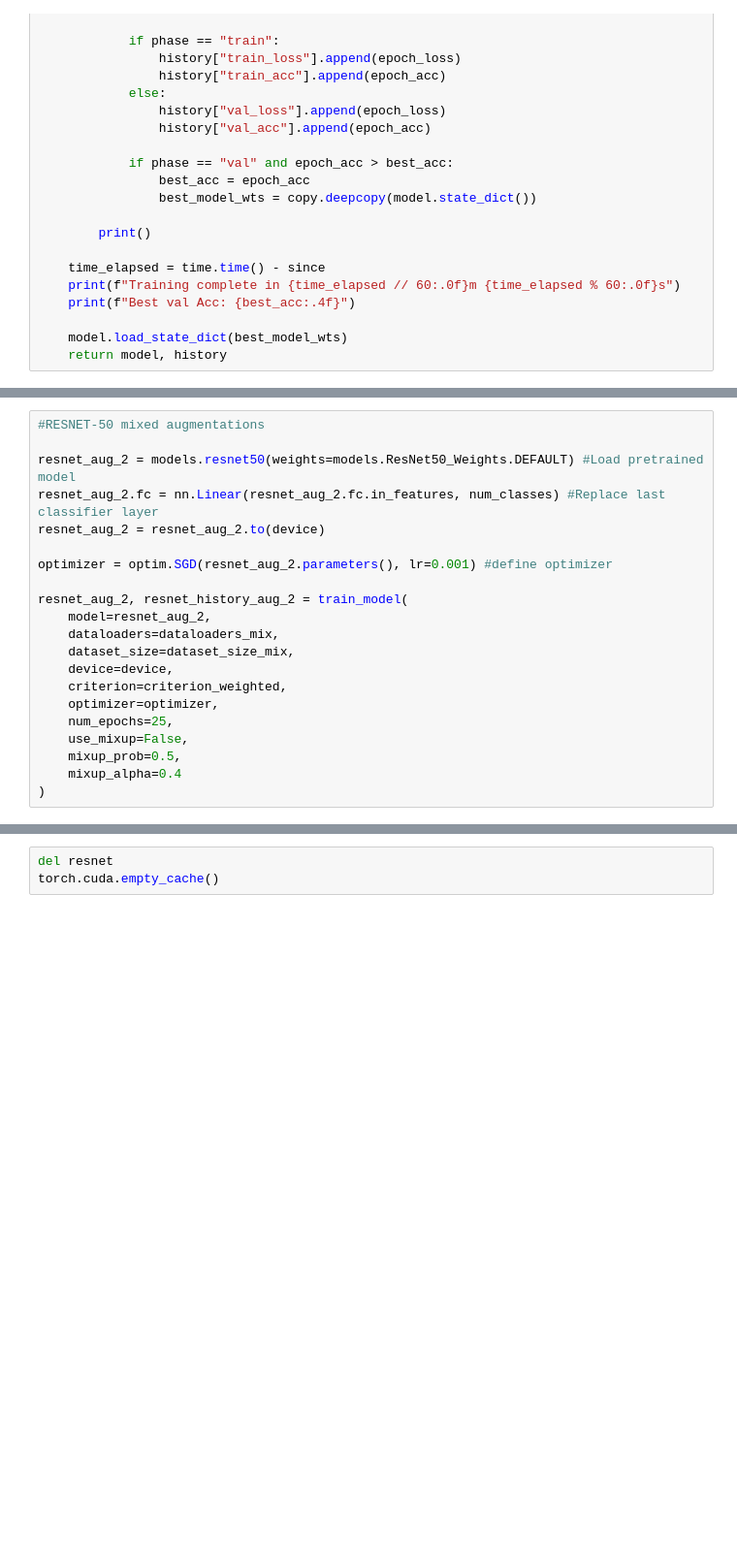
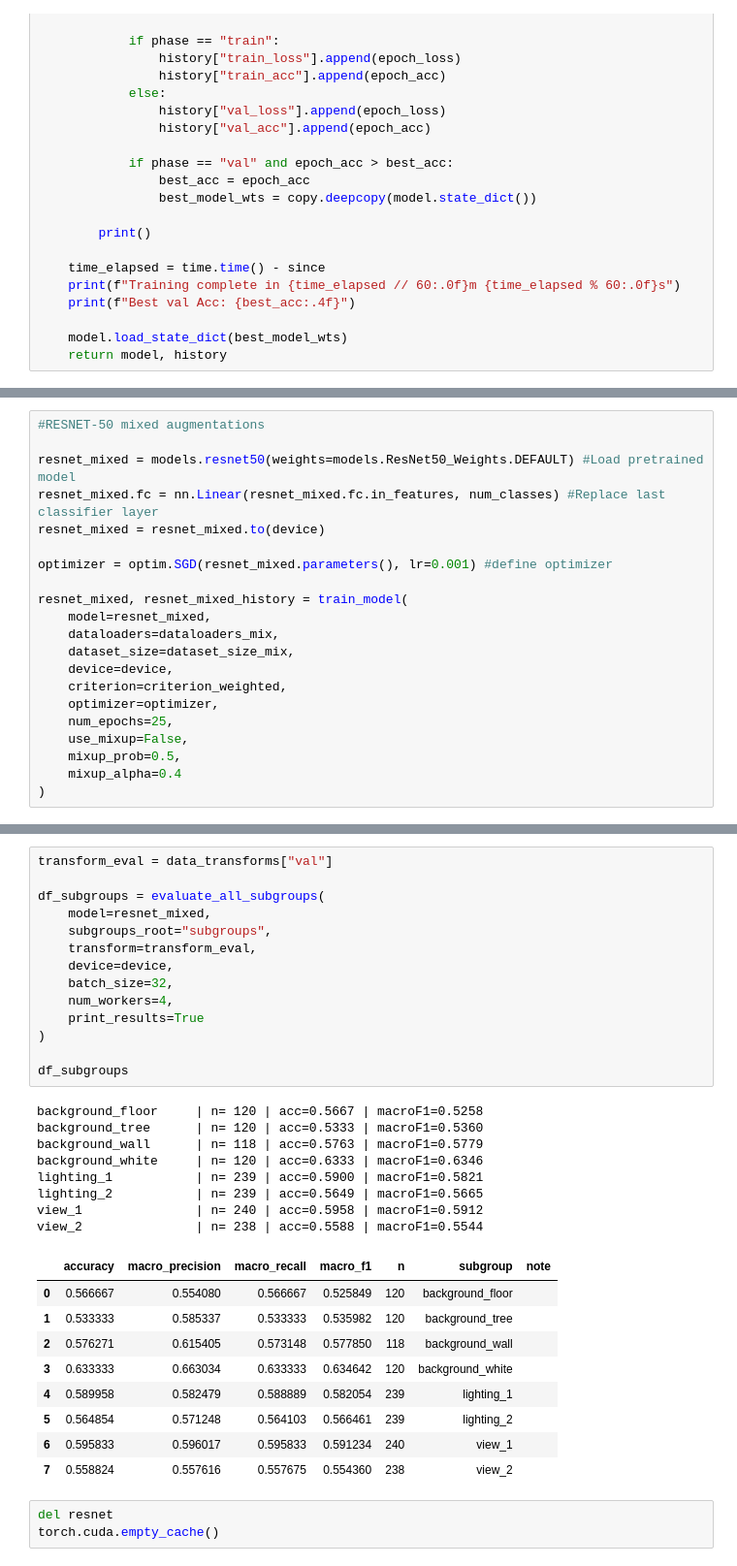
Before and after one commit to StefanStricker/thesis, a Jupyter notebook: main.ipynb, the cells around one changed output, grey strips where cells are left out. Shown at 97% size. Drawn from its saved outputs; the diff is of its cells as text; blank space fills up the shorter version.

```diff
--- a/main.ipynb
+++ b/main.ipynb
@@ -550,14 +763,14 @@ weighted avg       0.62      0.58      0.58       254
 # %%
 #RESNET-50 mixed augmentations
 
-resnet_aug_2 = models.resnet50(weights=models.ResNet50_Weights.DEFAULT) #Load pretrained model
-resnet_aug_2.fc = nn.Linear(resnet_aug_2.fc.in_features, num_classes) #Replace last classifier layer
-resnet_aug_2 = resnet_aug_2.to(device)
+resnet_mixed = models.resnet50(weights=models.ResNet50_Weights.DEFAULT) #Load pretrained model
+resnet_mixed.fc = nn.Linear(resnet_mixed.fc.in_features, num_classes) #Replace last classifier layer
+resnet_mixed = resnet_mixed.to(device)
 
-optimizer = optim.SGD(resnet_aug_2.parameters(), lr=0.001) #define optimizer
+optimizer = optim.SGD(resnet_mixed.parameters(), lr=0.001) #define optimizer
 
-resnet_aug_2, resnet_history_aug_2 = train_model(
-    model=resnet_aug_2,
+resnet_mixed, resnet_mixed_history = train_model(
+    model=resnet_mixed,
     dataloaders=dataloaders_mix,
     dataset_size=dataset_size_mix,
     device=device,
@@ -612,3 +814,35 @@ weighted avg       0.54      0.50      0.50       254
+# %%
+transform_eval = data_transforms["val"]
+
+df_subgroups = evaluate_all_subgroups(
+    model=resnet_mixed,
+    subgroups_root="subgroups",
+    transform=transform_eval,
+    device=device,
+    batch_size=32,
+    num_workers=4,
+    print_results=True
+)
+
+df_subgroups
+# %% [output]
+background_floor     | n= 120 | acc=0.5667 | macroF1=0.5258
+background_tree      | n= 120 | acc=0.5333 | macroF1=0.5360
+background_wall      | n= 118 | acc=0.5763 | macroF1=0.5779
+background_white     | n= 120 | acc=0.6333 | macroF1=0.6346
+lighting_1           | n= 239 | acc=0.5900 | macroF1=0.5821
+lighting_2           | n= 239 | acc=0.5649 | macroF1=0.5665
+view_1               | n= 240 | acc=0.5958 | macroF1=0.5912
+view_2               | n= 238 | acc=0.5588 | macroF1=0.5544
+|  | accuracy | macro_precision | macro_recall | macro_f1 | n | subgroup | note |
+| 0 | 0.566667 | 0.554080 | 0.566667 | 0.525849 | 120 | background_floor |  |
+| 1 | 0.533333 | 0.585337 | 0.533333 | 0.535982 | 120 | background_tree |  |
+| 2 | 0.576271 | 0.615405 | 0.573148 | 0.577850 | 118 | background_wall |  |
+| 3 | 0.633333 | 0.663034 | 0.633333 | 0.634642 | 120 | background_white |  |
+| 4 | 0.589958 | 0.582479 | 0.588889 | 0.582054 | 239 | lighting_1 |  |
+| 5 | 0.564854 | 0.571248 | 0.564103 | 0.566461 | 239 | lighting_2 |  |
+| 6 | 0.595833 | 0.596017 | 0.595833 | 0.591234 | 240 | view_1 |  |
+| 7 | 0.558824 | 0.557616 | 0.557675 | 0.554360 | 238 | view_2 |  |
 # %%
 del resnet
 torch.cuda.empty_cache()
```
Also changed, not shown: parts of 18 cells of this notebook, 2 other files.
